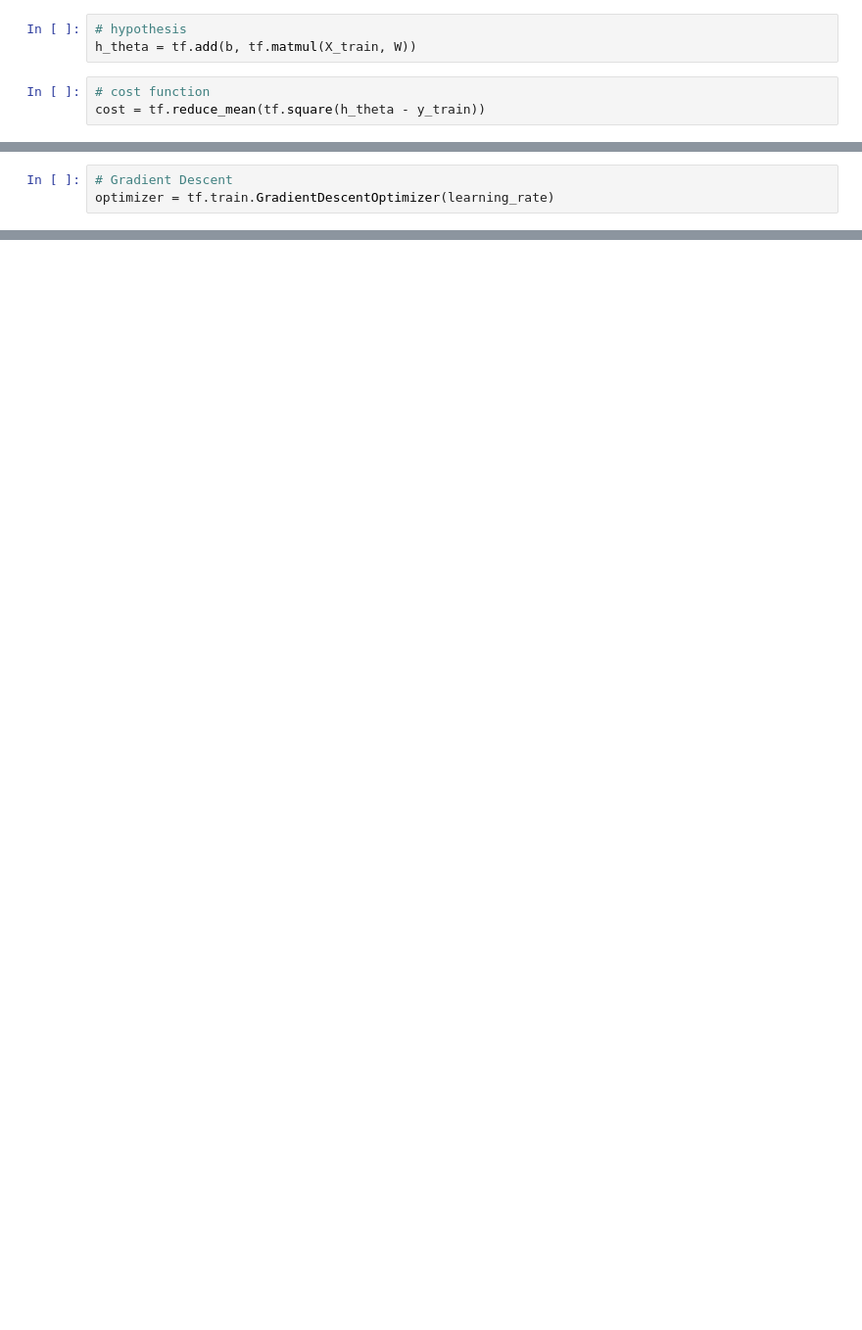
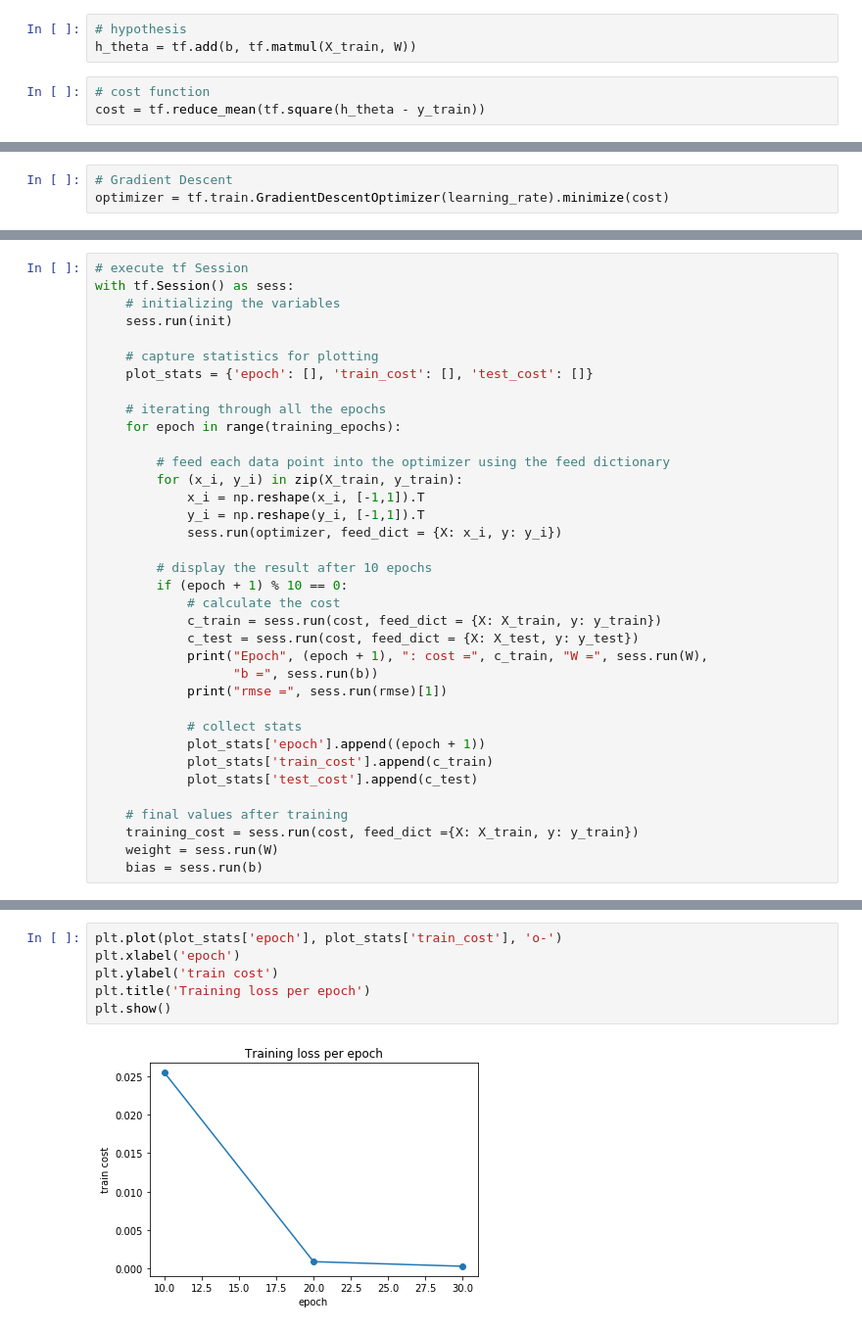
Before and after one commit to Mark-Manalastas/ieee-ompi-ml-workshop, a Jupyter notebook: linear_regression.ipynb, the cells around one changed output, grey strips where cells are left out. Shown at 98% size. Cells and saved outputs as stored; diff of their text form; blank space fills up the shorter version.

```diff
--- a/linear_regression.ipynb
+++ b/linear_regression.ipynb
@@ -200,3 +188,3 @@ cost = tf.reduce_mean(tf.square(h_theta - y_train))
 # %%
 # Gradient Descent
-optimizer = tf.train.GradientDescentOptimizer(learning_rate)
+optimizer = tf.train.GradientDescentOptimizer(learning_rate).minimize(cost)
@@ -241,0 +197,36 @@ AttributeError: module 'tensorflow' has no attribute 'function'
+# %%
+# execute tf Session
+with tf.Session() as sess:
+    # initializing the variables
+    sess.run(init)
+
+    # capture statistics for plotting
+    plot_stats = {'epoch': [], 'train_cost': [], 'test_cost': []}
+
+    # iterating through all the epochs
+    for epoch in range(training_epochs):
+
+        # feed each data point into the optimizer using the feed dictionary
+        for (x_i, y_i) in zip(X_train, y_train):
+            x_i = np.reshape(x_i, [-1,1]).T
+            y_i = np.reshape(y_i, [-1,1]).T
+            sess.run(optimizer, feed_dict = {X: x_i, y: y_i})
+
+        # display the result after 10 epochs
+        if (epoch + 1) % 10 == 0:
+            # calculate the cost
+            c_train = sess.run(cost, feed_dict = {X: X_train, y: y_train})
+            c_test = sess.run(cost, feed_dict = {X: X_test, y: y_test})
+            print("Epoch", (epoch + 1), ": cost =", c_train, "W =", sess.run(W),
+                  "b =", sess.run(b))
+            print("rmse =", sess.run(rmse)[1])
+
+            # collect stats
+            plot_stats['epoch'].append((epoch + 1))
+            plot_stats['train_cost'].append(c_train)
+            plot_stats['test_cost'].append(c_test)
+
+    # final values after training
+    training_cost = sess.run(cost, feed_dict ={X: X_train, y: y_train})
+    weight = sess.run(W)
+    bias = sess.run(b)
@@ -241,0 +256,8 @@ AttributeError: module 'tensorflow' has no attribute 'function'
+# %%
+plt.plot(plot_stats['epoch'], plot_stats['train_cost'], 'o-')
+plt.xlabel('epoch')
+plt.ylabel('train cost')
+plt.title('Training loss per epoch')
+plt.show()
+# %% [output]
+[figure, added]
```
Also changed, not shown: parts of 27 cells of this notebook.
